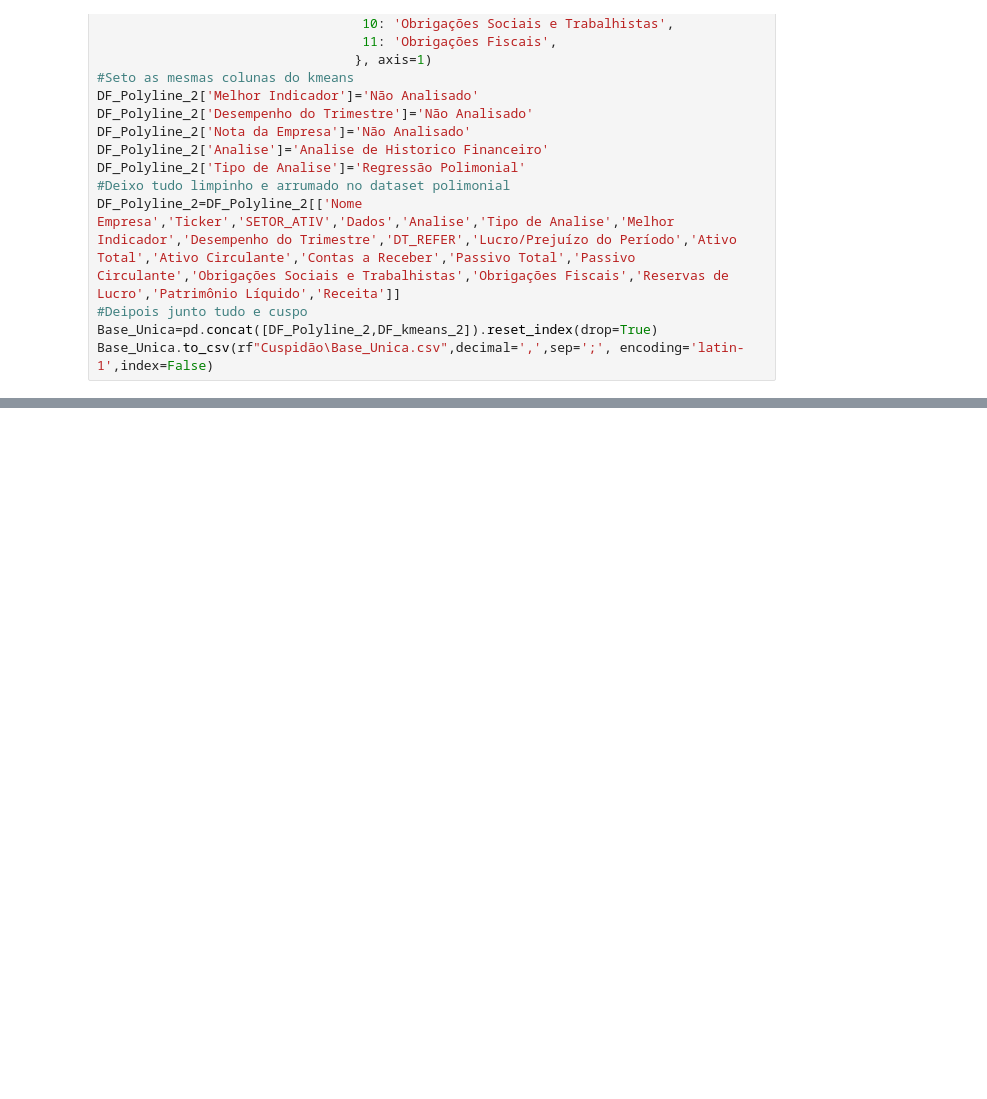
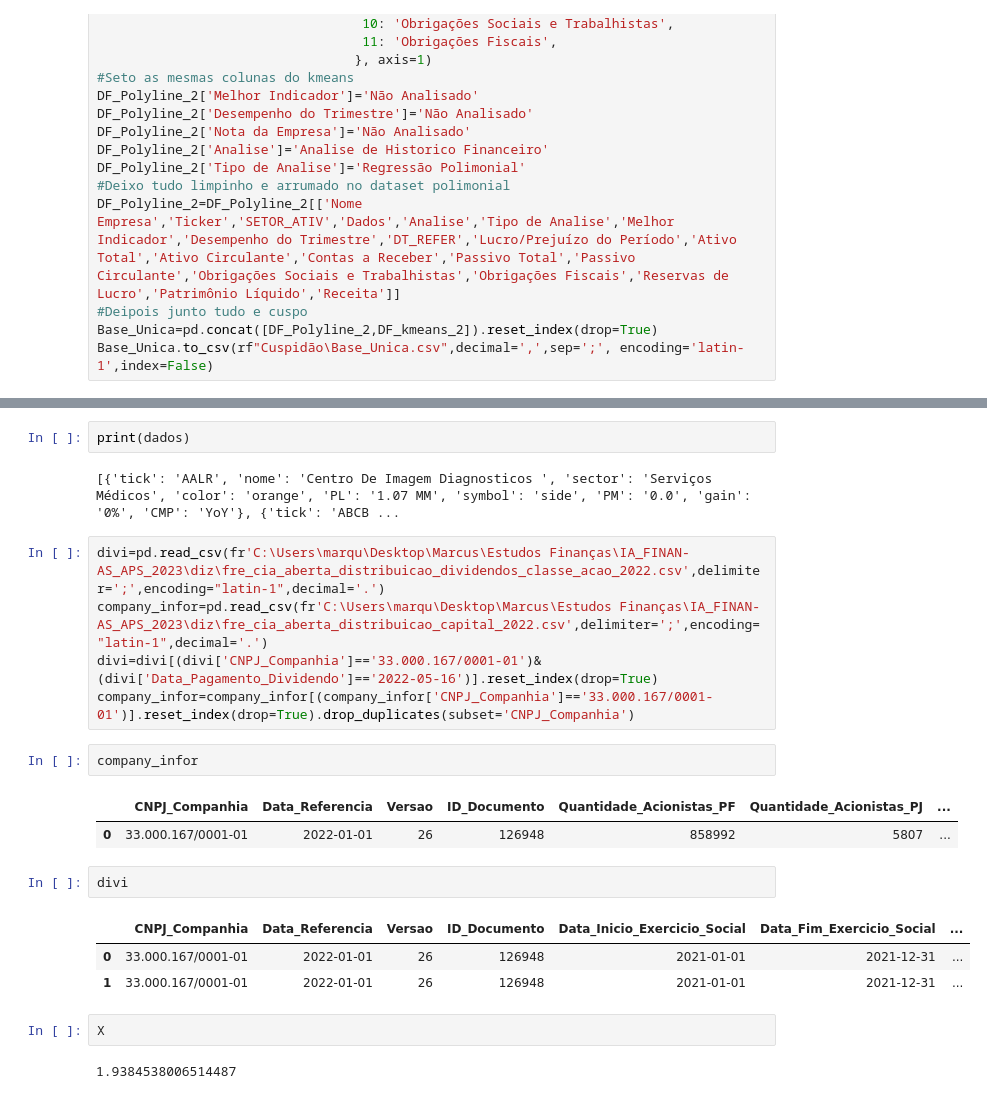
Before and after one commit to MarkFinn0/TESTE, a Jupyter notebook: Clusterização e Regressão Polimonial Fundamentalista.ipynb, the cells around one changed output, grey strips where cells are left out. Saved outputs shown, nothing was run; the diff lists cells and outputs as text; blank space fills up the shorter version.

```diff
--- a/Clusterização e Regressão Polimonial Fundamentalista.ipynb
+++ b/Clusterização e Regressão Polimonial Fundamentalista.ipynb
@@ -352,0 +461,24 @@ Base_Unica.to_csv(rf"Cuspidão\Base_Unica.csv",decimal=',',sep=';', encoding='la
+# %%
+print(dados)
+# %% [output]
+[{'tick': 'AALR', 'nome': 'Centro De Imagem Diagnosticos ', 'sector': 'Serviços Médicos', 'color': 'orange', 'PL': '1.07 MM', 'symbol': 'side', 'PM': '0.0', 'gain': '0%', 'CMP': 'YoY'}, {'tick': 'ABCB ...
+# %%
+divi=pd.read_csv(fr'C:\Users\marqu\Desktop\Marcus\Estudos Finanças\IA_FINAN-AS_APS_2023\diz\fre_cia_aberta_distribuicao_dividendos_classe_acao_2022.csv',delimiter=';',encoding="latin-1",decimal='.')
+company_infor=pd.read_csv(fr'C:\Users\marqu\Desktop\Marcus\Estudos Finanças\IA_FINAN-AS_APS_2023\diz\fre_cia_aberta_distribuicao_capital_2022.csv',delimiter=';',encoding="latin-1",decimal='.')
+divi=divi[(divi['CNPJ_Companhia']=='33.000.167/0001-01')&(divi['Data_Pagamento_Dividendo']=='2022-05-16')].reset_index(drop=True)
+company_infor=company_infor[(company_infor['CNPJ_Companhia']=='33.000.167/0001-01')].reset_index(drop=True).drop_duplicates(subset='CNPJ_Companhia')
+# %%
+company_infor
+# %% [output]
+|  | CNPJ_Companhia | Data_Referencia | Versao | ID_Documento | Quantidade_Acionistas_PF | Quantidade_Acionistas_PJ | ... |
+| 0 | 33.000.167/0001-01 | 2022-01-01 | 26 | 126948 | 858992 | 5807 | ... |
+# %%
+divi
+# %% [output]
+|  | CNPJ_Companhia | Data_Referencia | Versao | ID_Documento | Data_Inicio_Exercicio_Social | Data_Fim_Exercicio_Social | ... |
+| 0 | 33.000.167/0001-01 | 2022-01-01 | 26 | 126948 | 2021-01-01 | 2021-12-31 | ... |
+| 1 | 33.000.167/0001-01 | 2022-01-01 | 26 | 126948 | 2021-01-01 | 2021-12-31 | ... |
+# %%
+X
+# %% [output]
+1.9384538006514487
```
Also changed, not shown: parts of 18 cells of this notebook, 34 other files.
